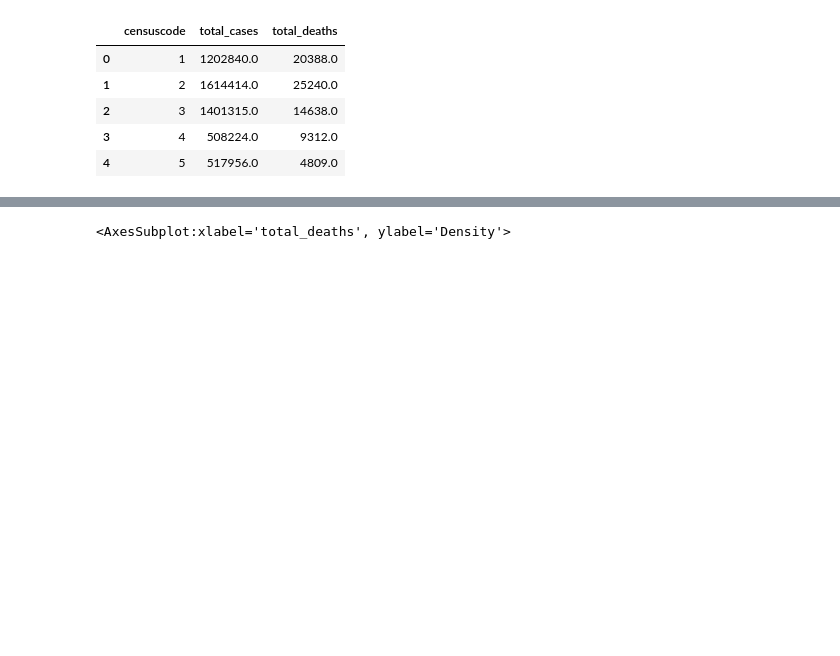
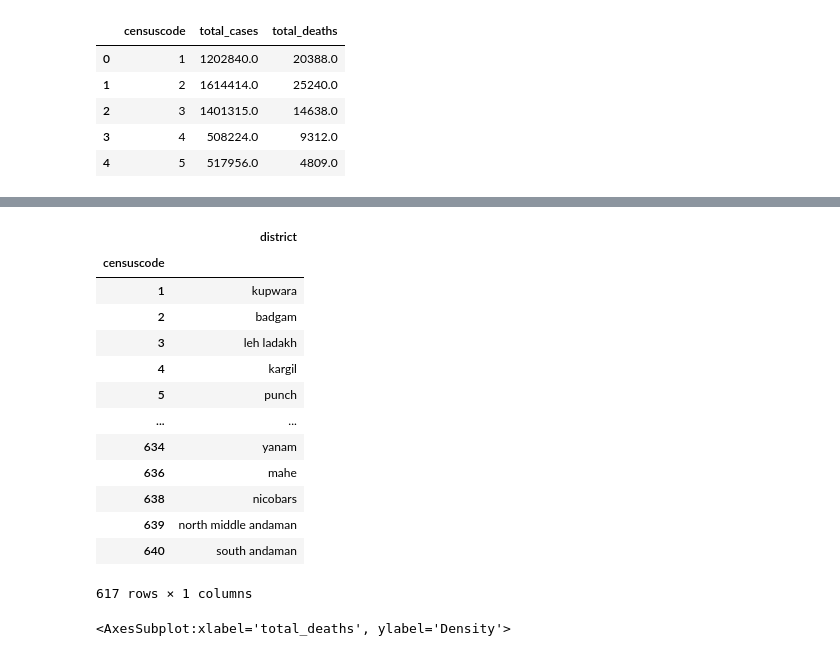
Before and after one commit to Daniel-Los/Introduction-to-datascience-final-project, a Jupyter notebook: EDA graphs.ipynb, the cells around one changed output, grey strips where cells are left out. Saved outputs shown, nothing was run; the diff lists cells and outputs as text; code cells hidden in the pictures; blank space fills up the shorter version.

```diff
--- a/EDA graphs.ipynb
+++ b/EDA graphs.ipynb
@@ -53,3 +54,33 @@ dtot.head()
+# %%
+ddrop_keys = keys_frame.drop(['pc11_state_id','pc11_state_name','shrid'],axis=1)
+
+#drops duplicates
+dkeys = ddrop_keys.drop_duplicates(subset=['pc11_district_name']).rename({'pc11_district_id': 'censuscode', 'pc11_district_name': 'district'}, axis=1)
+
+#converts censuscode float to int
+dkeys = dkeys.fillna(0).astype({'censuscode': 'int64'})
+
+#sets censuscode as index
+dkeys = dkeys.set_index('censuscode')
+
+dkeys_dict = dkeys.to_dict()
+
+dkeys
+# %% [output]
+|  | district |
+| censuscode |  |
+| 1 | kupwara |
+| 2 | badgam |
+| 3 | leh ladakh |
+| 4 | kargil |
+| 5 | punch |
+| ... | ... |
+| 634 | yanam |
+| 636 | mahe |
+| 638 | nicobars |
+| 639 | north middle andaman |
+| 640 | south andaman |
+617 rows × 1 columns
 # %%
 import seaborn as sns
 import matplotlib.pyplot as plt
```
Also changed, not shown: parts of 4 cells of this notebook, 5 other files.
